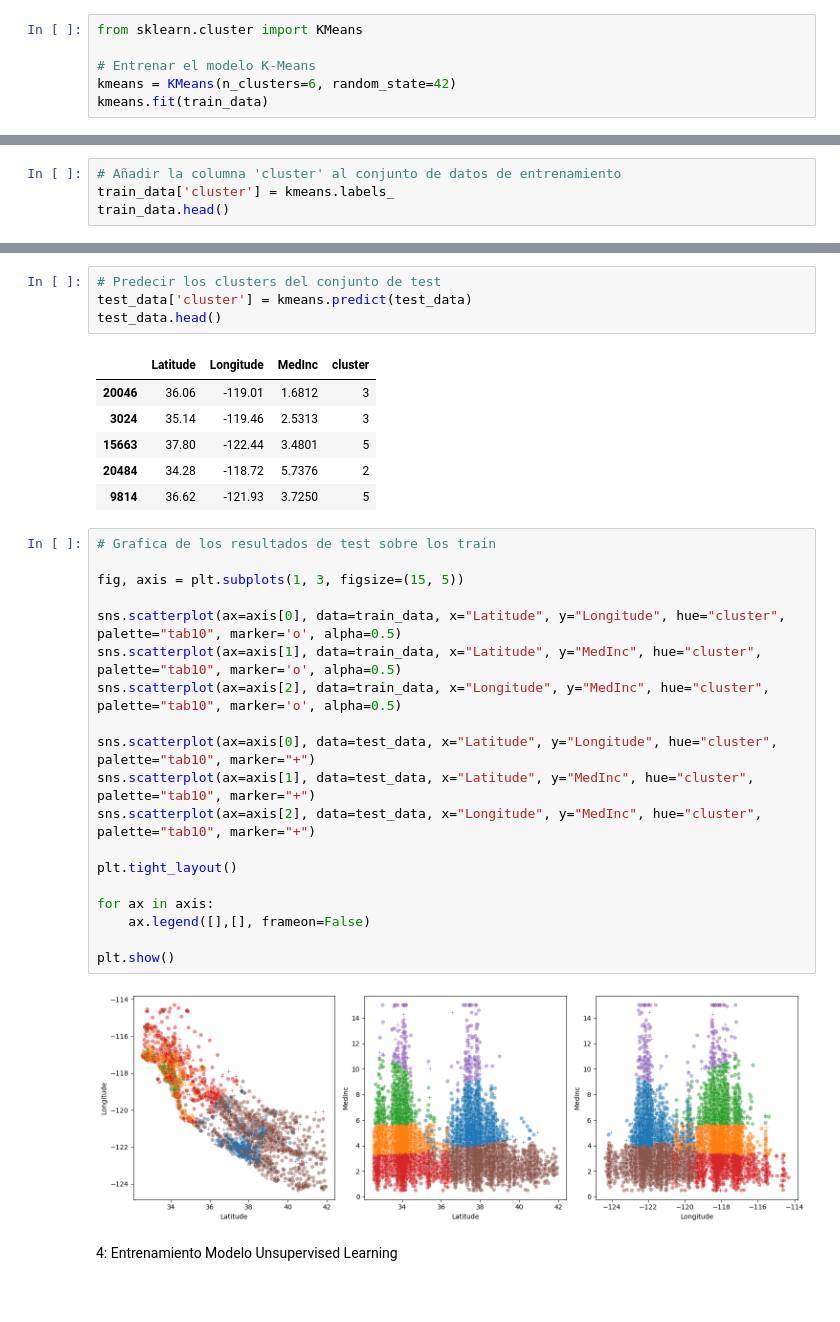
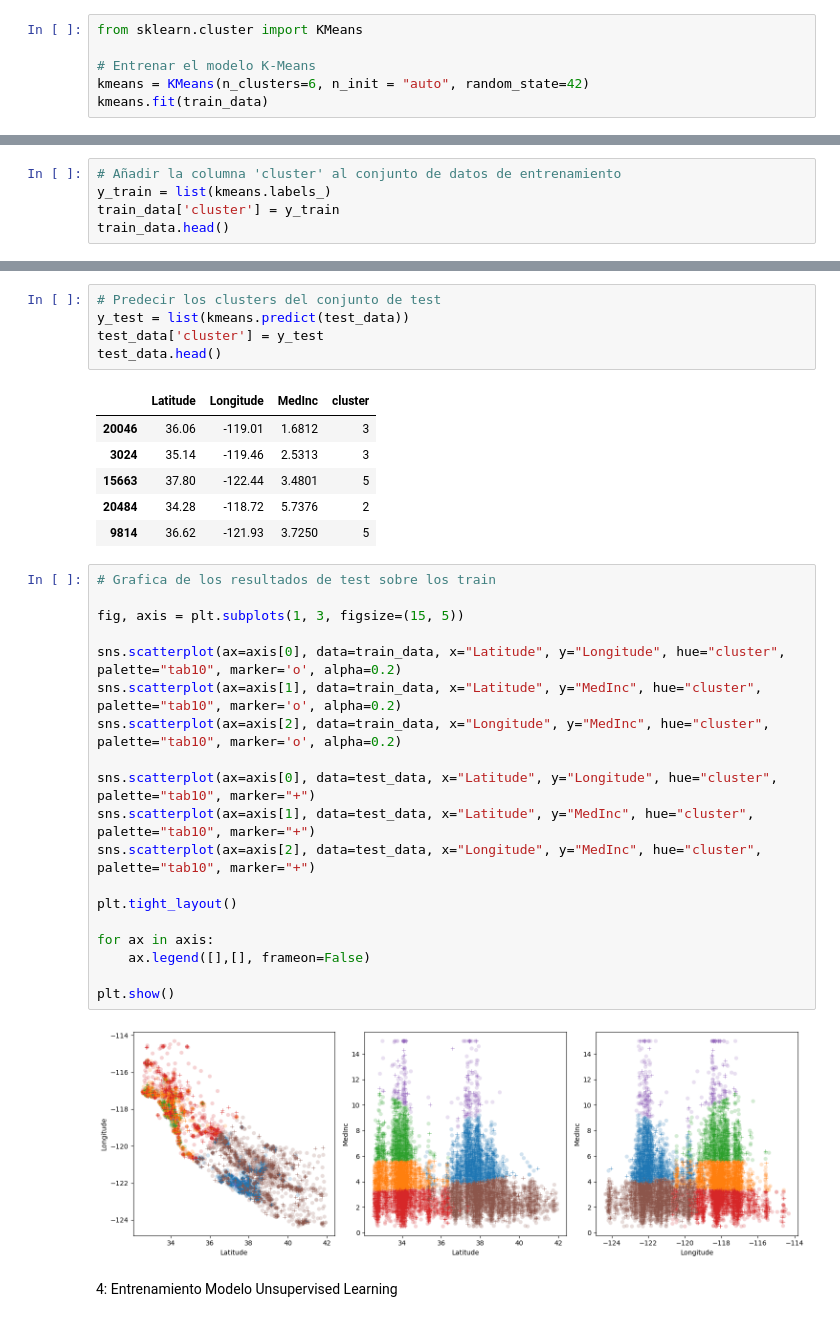
Before and after one commit to MarcelMirT/K-means, a Jupyter notebook: src/explore.ipynb, the cells around one changed output, grey strips where cells are left out. Drawn from its saved outputs; the diff is of its cells as text.

```diff
--- a/src/explore.ipynb
+++ b/src/explore.ipynb
@@ -38,13 +38,14 @@ train_data, test_data = train_test_split(X, test_size=0.2, random_state=42)
 from sklearn.cluster import KMeans
 
 # Entrenar el modelo K-Means
-kmeans = KMeans(n_clusters=6, random_state=42)
+kmeans = KMeans(n_clusters=6, n_init = "auto", random_state=42)
 kmeans.fit(train_data)
 # %% [output]
 KMeans(n_clusters=6, random_state=42)
 # %%
 # Añadir la columna 'cluster' al conjunto de datos de entrenamiento
-train_data['cluster'] = kmeans.labels_
+y_train = list(kmeans.labels_)
+train_data['cluster'] = y_train
 train_data.head()
 # %% [output]
 |  | Latitude | Longitude | MedInc | cluster |
@@ -73,7 +74,8 @@ plt.show()
 3: Predicción usando el conjunto test
 # %%
 # Predecir los clusters del conjunto de test
-test_data['cluster'] = kmeans.predict(test_data)
+y_test = list(kmeans.predict(test_data))
+test_data['cluster'] = y_test
 test_data.head()
 # %% [output]
 |  | Latitude | Longitude | MedInc | cluster |
@@ -85,24 +87,24 @@ test_data.head()
 # %%
 # Grafica de los resultados de test sobre los train
 
 fig, axis = plt.subplots(1, 3, figsize=(15, 5))
 
-sns.scatterplot(ax=axis[0], data=train_data, x="Latitude", y="Longitude", hue="cluster", palette="tab10", marker='o', alpha=0.5)
-sns.scatterplot(ax=axis[1], data=train_data, x="Latitude", y="MedInc", hue="cluster", palette="tab10", marker='o', alpha=0.5)
-sns.scatterplot(ax=axis[2], data=train_data, x="Longitude", y="MedInc", hue="cluster", palette="tab10", marker='o', alpha=0.5)
+sns.scatterplot(ax=axis[0], data=train_data, x="Latitude", y="Longitude", hue="cluster", palette="tab10", marker='o', alpha=0.2)
+sns.scatterplot(ax=axis[1], data=train_data, x="Latitude", y="MedInc", hue="cluster", palette="tab10", marker='o', alpha=0.2)
+sns.scatterplot(ax=axis[2], data=train_data, x="Longitude", y="MedInc", hue="cluster", palette="tab10", marker='o', alpha=0.2)
 
 sns.scatterplot(ax=axis[0], data=test_data, x="Latitude", y="Longitude", hue="cluster", palette="tab10", marker="+")
 sns.scatterplot(ax=axis[1], data=test_data, x="Latitude", y="MedInc", hue="cluster", palette="tab10", marker="+")
 sns.scatterplot(ax=axis[2], data=test_data, x="Longitude", y="MedInc", hue="cluster", palette="tab10", marker="+")
 
 plt.tight_layout()
 
 for ax in axis:
     ax.legend([],[], frameon=False)
 
 plt.show()
 # %% [output]
-[figure, old version]
+[figure, new version]
 # %% [markdown]
 4: Entrenamiento Modelo Unsupervised Learning
 # %%
```
Also changed, not shown: parts of 3 cells of this notebook.
